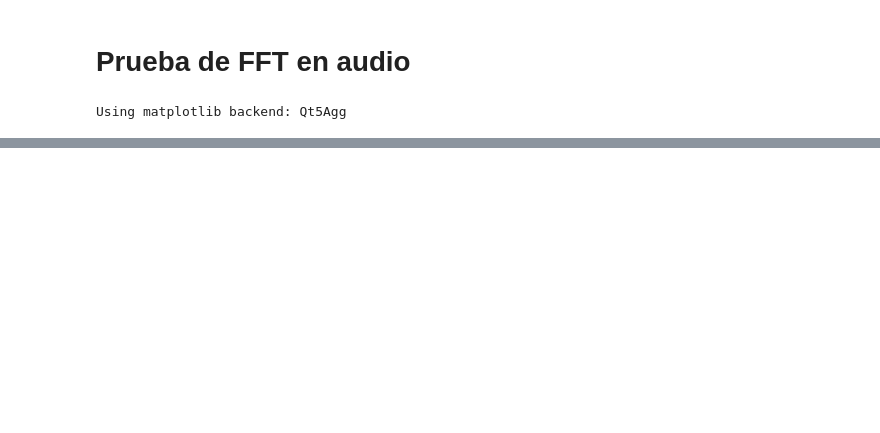
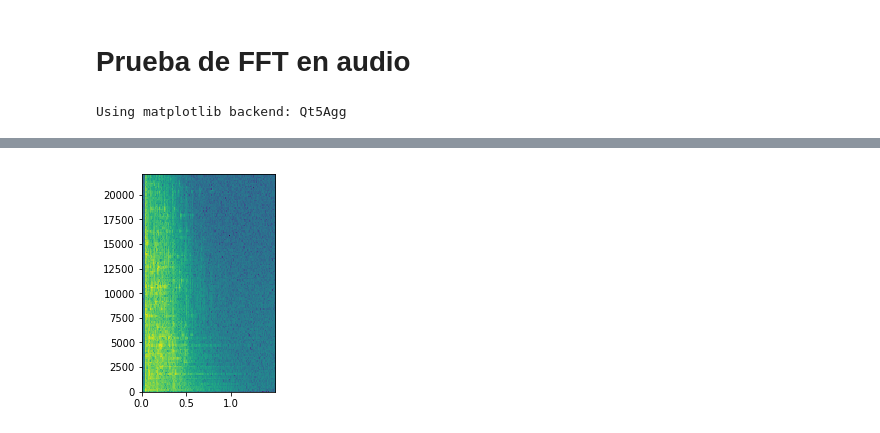
Before and after one commit to meliascosta/fschallenge, a Jupyter notebook: FreeSound Challenge.ipynb, the cells around one changed output, grey strips where cells are left out. Cells and saved outputs as stored; diff of their text form; code cells hidden in the pictures; blank space fills up the shorter version.

```diff
--- a/FreeSound Challenge.ipynb
+++ b/FreeSound Challenge.ipynb
@@ -37,0 +75,4 @@ array([0.00000e+00, 1.47000e+01, 2.94000e+01, ..., 2.20206e+04,
+# %%
+s.plot_spectrogram()
+# %% [output]
+[figure, added]
```
Also changed, not shown: parts of 19 cells of this notebook.
